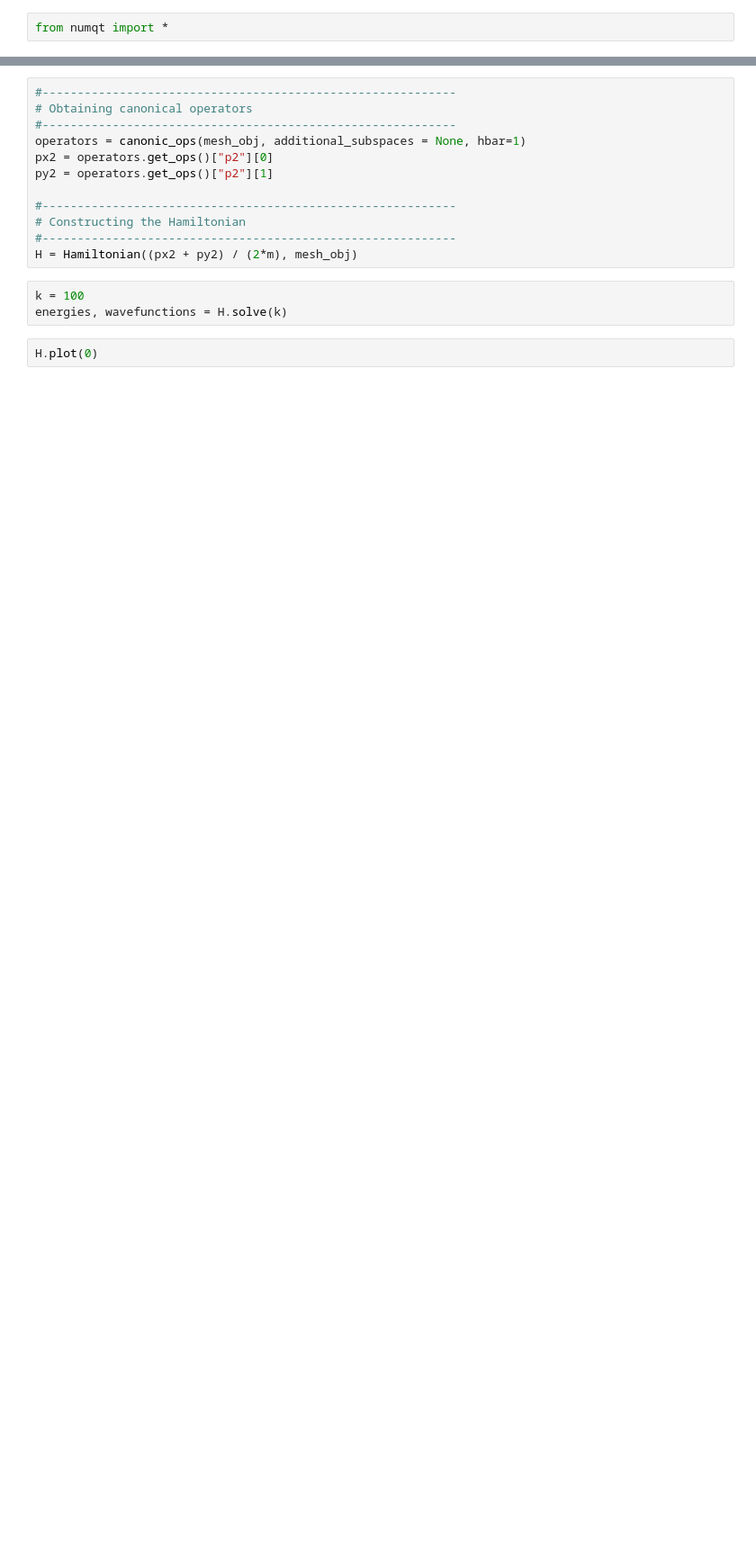
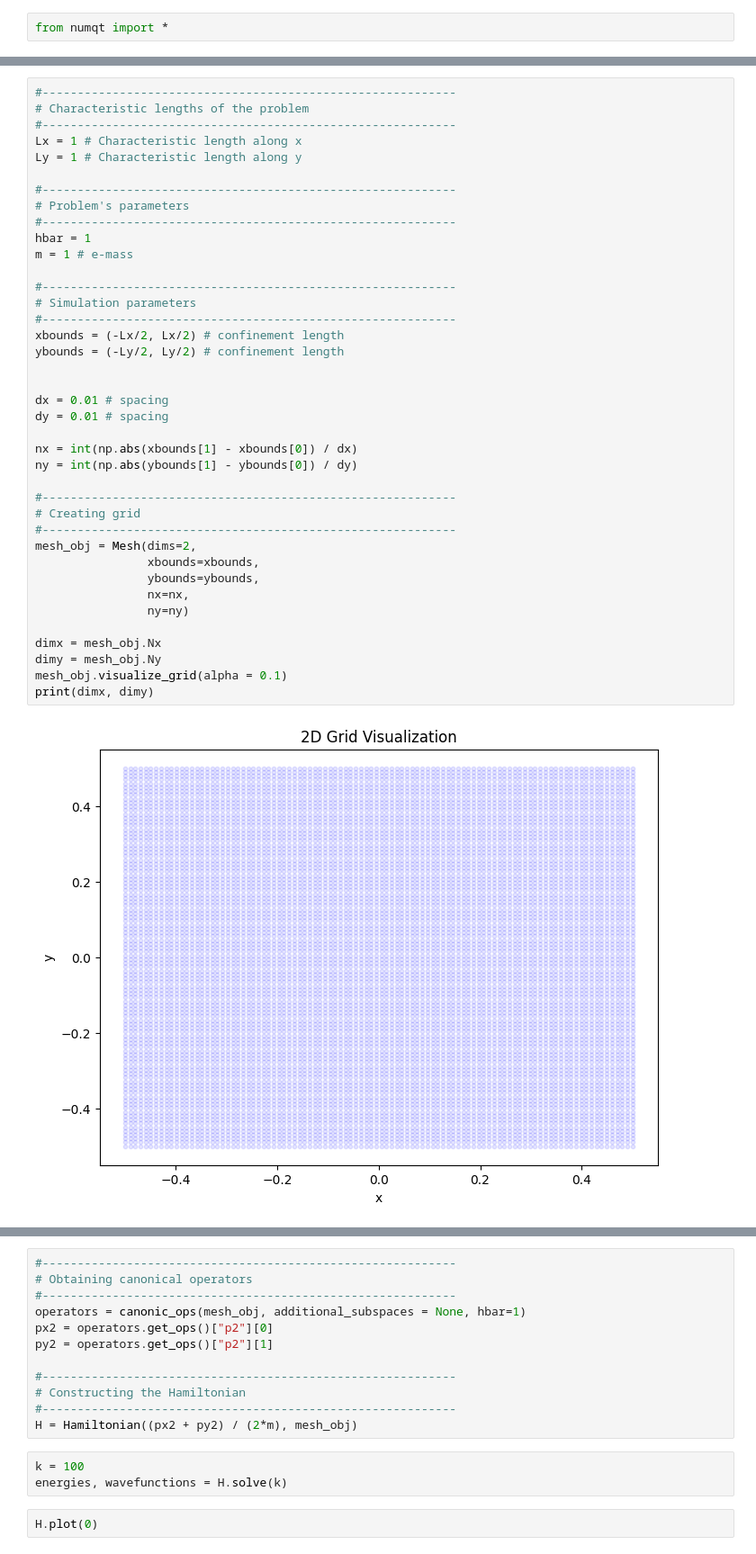
Before and after one commit to OtiDioti/numqt, a Jupyter notebook: Examples/infinite_well/2D_Infinite_Well.ipynb, the cells around one changed output, grey strips where cells are left out. Shown: that part at 90% size. Drawn from its saved outputs; the diff is of its cells as text; blank space fills up the shorter version.

```diff
--- a/Examples/infinite_well/2D_Infinite_Well.ipynb
+++ b/Examples/infinite_well/2D_Infinite_Well.ipynb
@@ -44,0 +3,41 @@ print(dimx, dimy)
+# %%
+#-----------------------------------------------------------
+# Characteristic lengths of the problem
+#-----------------------------------------------------------
+Lx = 1 # Characteristic length along x
+Ly = 1 # Characteristic length along y
+
+#-----------------------------------------------------------
+# Problem's parameters
+#-----------------------------------------------------------
+hbar = 1
+m = 1 # e-mass
+
+#-----------------------------------------------------------
+# Simulation parameters
+#-----------------------------------------------------------
+xbounds = (-Lx/2, Lx/2) # confinement length
+ybounds = (-Ly/2, Ly/2) # confinement length
+
+
+dx = 0.01 # spacing
+dy = 0.01 # spacing
+
+nx = int(np.abs(xbounds[1] - xbounds[0]) / dx)
+ny = int(np.abs(ybounds[1] - ybounds[0]) / dy)
+
+#-----------------------------------------------------------
+# Creating grid
+#-----------------------------------------------------------
+mesh_obj = Mesh(dims=2,
+                xbounds=xbounds,
+                ybounds=ybounds,
+                nx=nx,
+                ny=ny)
+
+dimx = mesh_obj.Nx
+dimy = mesh_obj.Ny
+mesh_obj.visualize_grid(alpha = 0.1)
+print(dimx, dimy)
+# %% [output]
+[figure, added]
```
Also changed, not shown: parts of 4 cells of this notebook, 4 other files.
